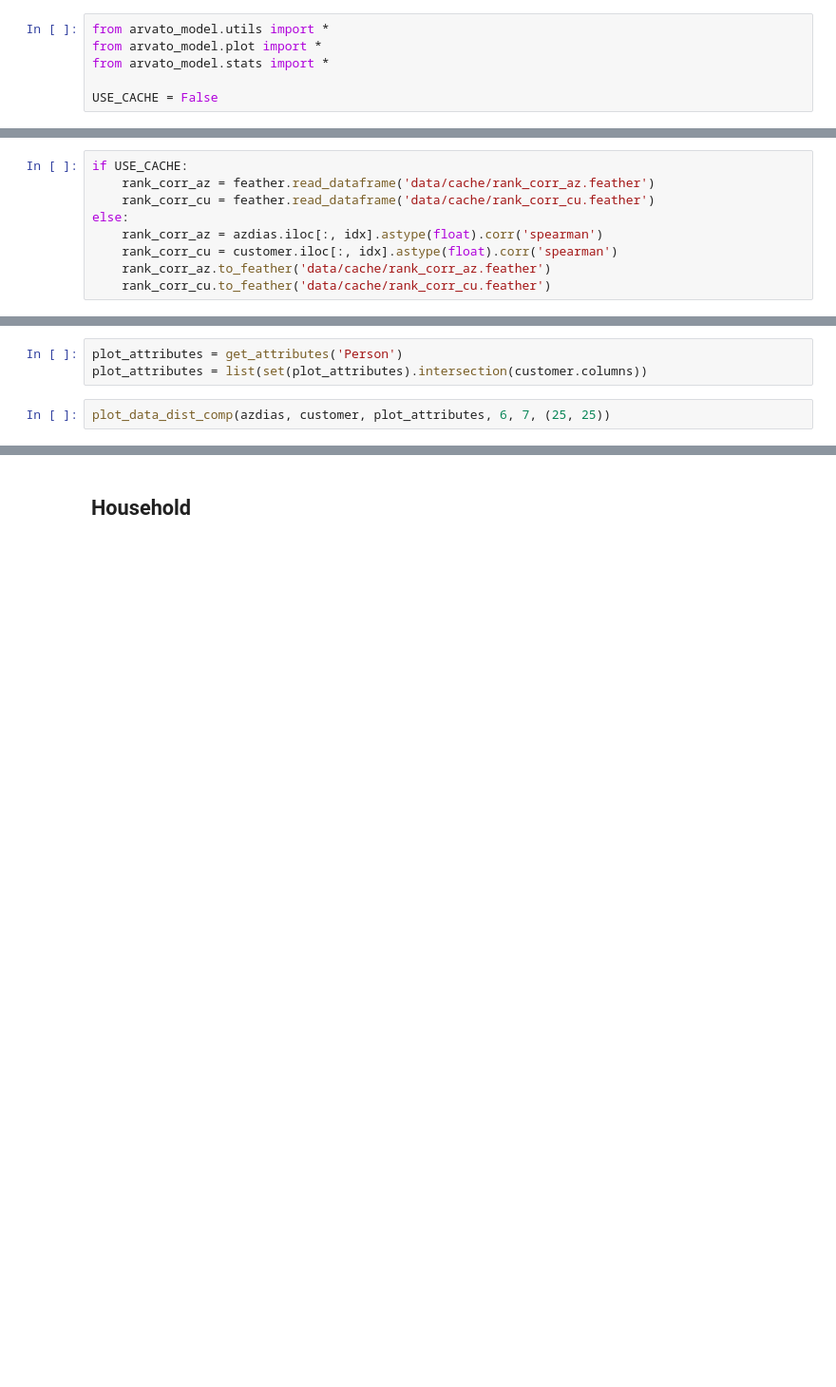
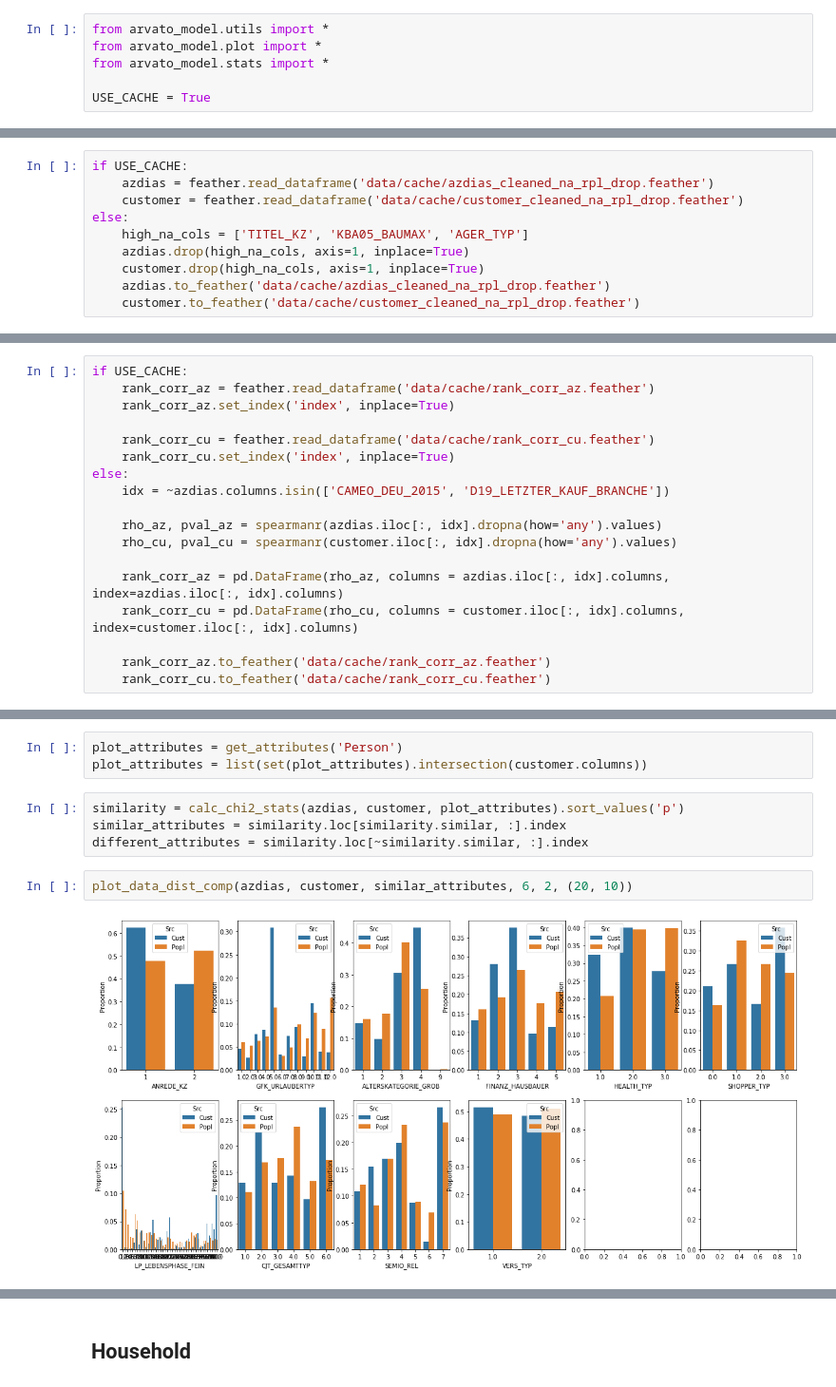
Before and after one commit to PavanKB/arvato_customer_segmentation, a Jupyter notebook: Arvato Project Workbook.ipynb, the cells around one changed output, grey strips where cells are left out. Shown at 95% size. Cells and saved outputs as stored; diff of their text form; blank space fills up the shorter version.

Commit message:
Update to shortlist data features.
1. Added new plot to plot proportions
2. Added new param to do chi sq based on proportions
3. Updated the jupyter notebook to run on cached values if available

```diff
--- a/Arvato Project Workbook.ipynb
+++ b/Arvato Project Workbook.ipynb
@@ -29,7 +30,7 @@ from arvato_model.utils import *
 from arvato_model.plot import *
 from arvato_model.stats import *
 
-USE_CACHE = False
+USE_CACHE = True
 # %% [markdown]
 ## Part 0: Get to Know the Data
 
@@ -247,3 +244,13 @@ row_na_summary_cu.loc[:, 'na_perc'].hist(bins=30)
 # %% [output]
 <matplotlib.axes._subplots.AxesSubplot at 0x...>
 [figure]
+# %%
+if USE_CACHE:
+    azdias = feather.read_dataframe('data/cache/azdias_cleaned_na_rpl_drop.feather')
+    customer = feather.read_dataframe('data/cache/customer_cleaned_na_rpl_drop.feather')
+else:
+    high_na_cols = ['TITEL_KZ', 'KBA05_BAUMAX', 'AGER_TYP']
+    azdias.drop(high_na_cols, axis=1, inplace=True)
+    customer.drop(high_na_cols, axis=1, inplace=True)
+    azdias.to_feather('data/cache/azdias_cleaned_na_rpl_drop.feather')
+    customer.to_feather('data/cache/customer_cleaned_na_rpl_drop.feather')
@@ -297,10 +306,19 @@ idx = ~azdias.columns.isin(['CAMEO_DEU_2015', 'D19_LETZTER_KAUF_BRANCHE'])
 # %%
 if USE_CACHE:
     rank_corr_az = feather.read_dataframe('data/cache/rank_corr_az.feather')
+    rank_corr_az.set_index('index', inplace=True)
+
     rank_corr_cu = feather.read_dataframe('data/cache/rank_corr_cu.feather')
+    rank_corr_cu.set_index('index', inplace=True)
 else:
-    rank_corr_az = azdias.iloc[:, idx].astype(float).corr('spearman')
-    rank_corr_cu = customer.iloc[:, idx].astype(float).corr('spearman')
+    idx = ~azdias.columns.isin(['CAMEO_DEU_2015', 'D19_LETZTER_KAUF_BRANCHE'])
+
+    rho_az, pval_az = spearmanr(azdias.iloc[:, idx].dropna(how='any').values)
+    rho_cu, pval_cu = spearmanr(customer.iloc[:, idx].dropna(how='any').values)
+
+    rank_corr_az = pd.DataFrame(rho_az, columns = azdias.iloc[:, idx].columns, index=azdias.iloc[:, idx].columns)
+    rank_corr_cu = pd.DataFrame(rho_cu, columns = customer.iloc[:, idx].columns, index=customer.iloc[:, idx].columns)
+
     rank_corr_az.to_feather('data/cache/rank_corr_az.feather')
     rank_corr_cu.to_feather('data/cache/rank_corr_cu.feather')
 # %%
@@ -354,5 +376,11 @@ def get_attributes(info_level, meta_data=meta_data):
 # %%
 plot_attributes = get_attributes('Person')
 plot_attributes = list(set(plot_attributes).intersection(customer.columns))
+# %%
+similarity = calc_chi2_stats(azdias, customer, plot_attributes).sort_values('p')
+similar_attributes = similarity.loc[similarity.similar, :].index
+different_attributes = similarity.loc[~similarity.similar, :].index
 # %%
-plot_data_dist_comp(azdias, customer, plot_attributes, 6, 7, (25, 25))
+plot_data_dist_comp(azdias, customer, similar_attributes, 6, 2, (20, 10))
+# %% [output]
+[figure, added]
```
Also changed, not shown: parts of 50 cells of this notebook, 2 other files.
